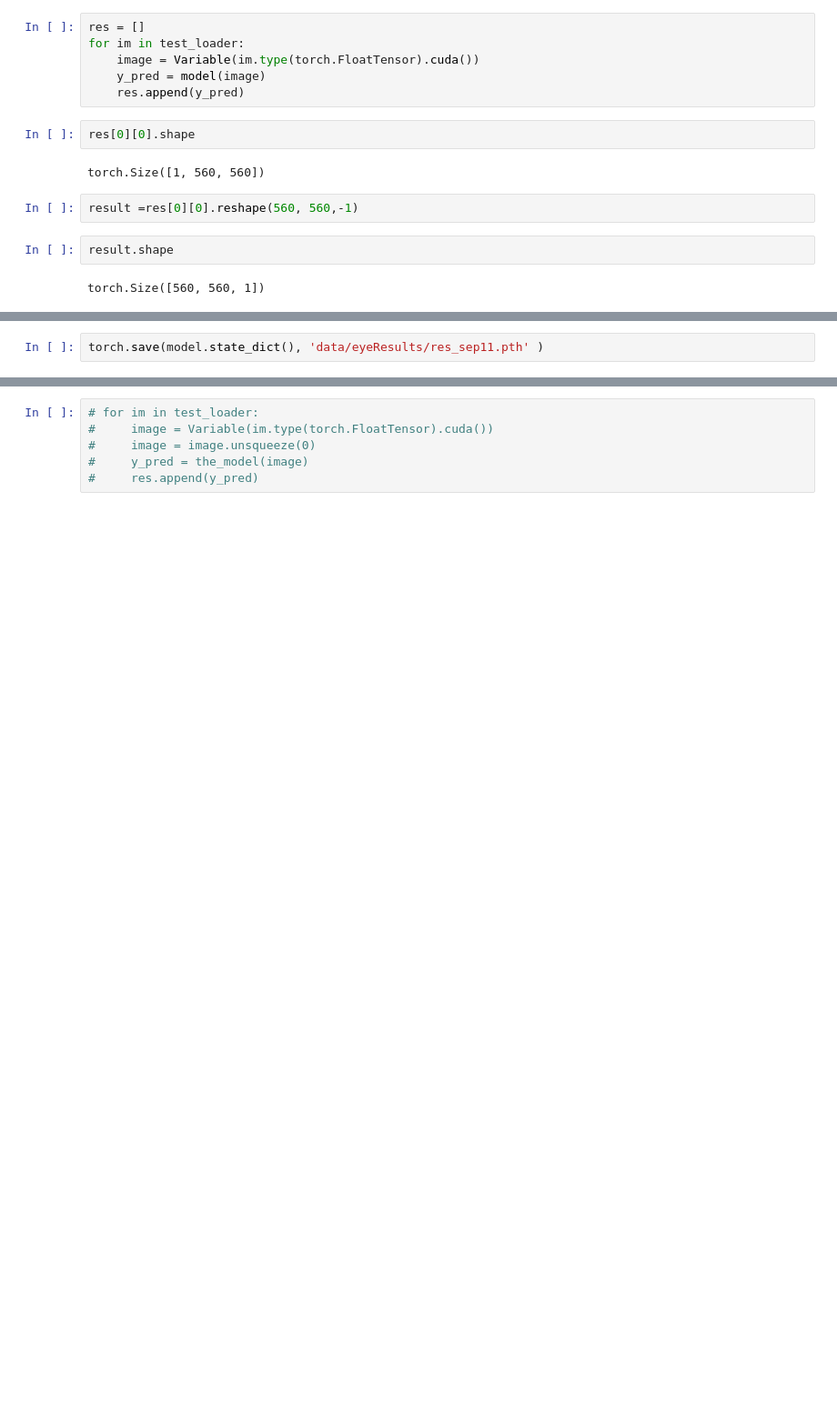
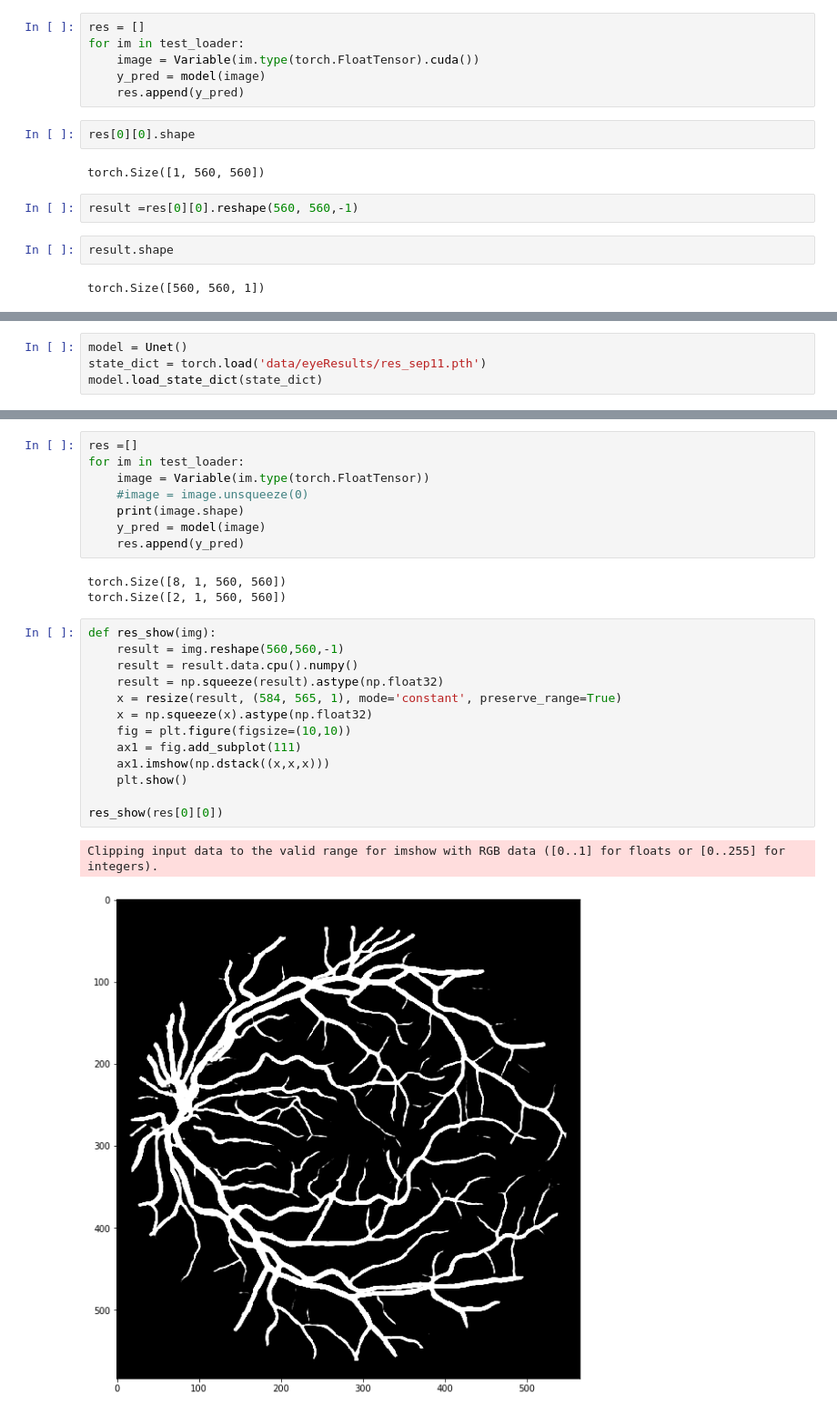
Before and after one commit to tony-mtz/blood_vessels, a Jupyter notebook: torch_eye_2.ipynb, the cells around one changed output, grey strips where cells are left out. Shown: that part at 91% size. Cells and saved outputs as stored; diff of their text form; blank space fills up the shorter version.

Commit message:
unet version

```diff
--- a/torch_eye_2.ipynb
+++ b/torch_eye_2.ipynb
@@ -450,2 +424,4 @@ Clipping input data to the valid range for imshow with RGB data ([0..1] for floa
 # %%
-torch.save(model.state_dict(), 'data/eyeResults/res_sep11.pth' )
+model = Unet()
+state_dict = torch.load('data/eyeResults/res_sep11.pth')
+model.load_state_dict(state_dict)
@@ -455,6 +448,27 @@ torch.save(model.state_dict(), 'data/eyeResults/res_sep11.pth' )
 # %%
-# for im in test_loader:
-#     image = Variable(im.type(torch.FloatTensor).cuda())
-#     image = image.unsqueeze(0)
-#     y_pred = the_model(image)
-#     res.append(y_pred)
+res =[]
+for im in test_loader:
+    image = Variable(im.type(torch.FloatTensor))
+    #image = image.unsqueeze(0)
+    print(image.shape)
+    y_pred = model(image)
+    res.append(y_pred)
+# %% [output]
+torch.Size([8, 1, 560, 560])
+torch.Size([2, 1, 560, 560])
+# %%
+def res_show(img):
+    result = img.reshape(560,560,-1)
+    result = result.data.cpu().numpy()
+    result = np.squeeze(result).astype(np.float32)
+    x = resize(result, (584, 565, 1), mode='constant', preserve_range=True)
+    x = np.squeeze(x).astype(np.float32)
+    fig = plt.figure(figsize=(10,10))
+    ax1 = fig.add_subplot(111)
+    ax1.imshow(np.dstack((x,x,x)))
+    plt.show()
+
+res_show(res[0][0])
+# %% [output]
+Clipping input data to the valid range for imshow with RGB data ([0..1] for floats or [0..255] for integers).
+[figure, added]
```
Also changed, not shown: parts of 15 cells of this notebook.
